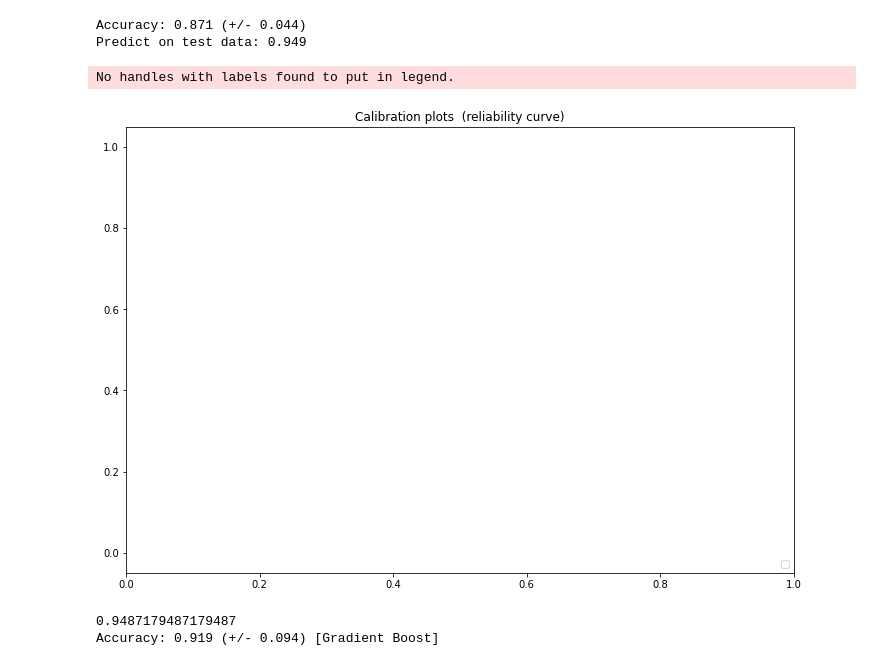
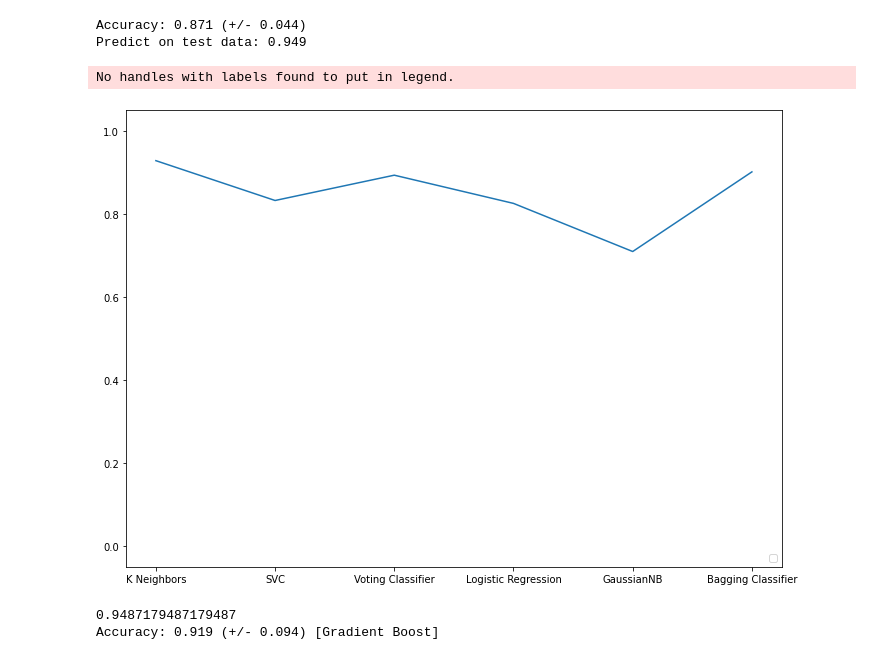
Before and after one commit to he16946/Assignment2020, a Jupyter notebook: Assignment2020.ipynb, the cells around one changed output. Drawn from its saved outputs; the diff is of its cells as text; code cells hidden in the pictures.

```diff
--- a/Assignment2020.ipynb
+++ b/Assignment2020.ipynb
@@ -284,18 +290,49 @@ print("Predict on test data: %0.3f" % predict_scores)
 # %% [output]
 Accuracy: 0.871 (+/- 0.044)
 Predict on test data: 0.949
-# %%
-plt.figure(figsize=(10, 10))
-ax1 = plt.subplot2grid((3, 1), (0, 0), rowspan=2)
-
-
-ax1.set_ylim([-0.05, 1.05])
-ax1.legend(loc="lower right")
-ax1.set_title('Calibration plots  (reliability curve)')
-
-plt.tight_layout()
-plt.show()
-# %% [output]
-No handles with labels found to put in legend.
-[figure, removed]
+# %%
+import numpy as np
+np.random.seed(0)
+
+import matplotlib.pyplot as plt
+
+from sklearn import datasets
+from sklearn.naive_bayes import GaussianNB
+from sklearn.linear_model import LogisticRegression
+from sklearn.ensemble import RandomForestClassifier
+from sklearn.svm import LinearSVC
+from sklearn.calibration import calibration_curve
+
+
+# #############################################################################
+# Plot calibration plots
+
+plt.figure(figsize=(10, 10))
+ax1 = plt.subplot2grid((3, 1), (0, 0), rowspan=2)
+
+#Accuracy: 0.929 (+/- 0.091) [K Neighbors]
+#Predict on test data: 0.974
+#Accuracy: 0.833 (+/- 0.088) [SVC]
+#Predict on test data: 0.923
+#Accuracy: 0.894 (+/- 0.134) [Voting Classifier]
+#Predict on test data: 0.923
+#Accuracy: 0.826 (+/- 0.096) [Logistic Regression]
+#Predict on test data: 0.897
+#Accuracy: 0.710 (+/- 0.142) [GaussianNB]
+#Predict on test data: 0.718
+#Accuracy: 0.902 (+/- 0.088) [Bagging Classifier]
+#Predict on test data: 0.949
+
+train_score = [0.929, 0.833, 0.894, 0.826, 0.710, 0.902]
+labels = ['K Neighbors', 'SVC','Voting Classifier',
+          'Logistic Regression', 'GaussianNB', 'Bagging Classifier']
+ax1.set_ylim([-0.05, 1.05])
+ax1.legend(loc="lower right")
+ax1.plot(labels, train_score)
+
+plt.tight_layout()
+plt.show()
+# %% [output]
+No handles with labels found to put in legend.
+[figure, added]
 # %%
```
Also changed, not shown: parts of 2 cells of this notebook.
